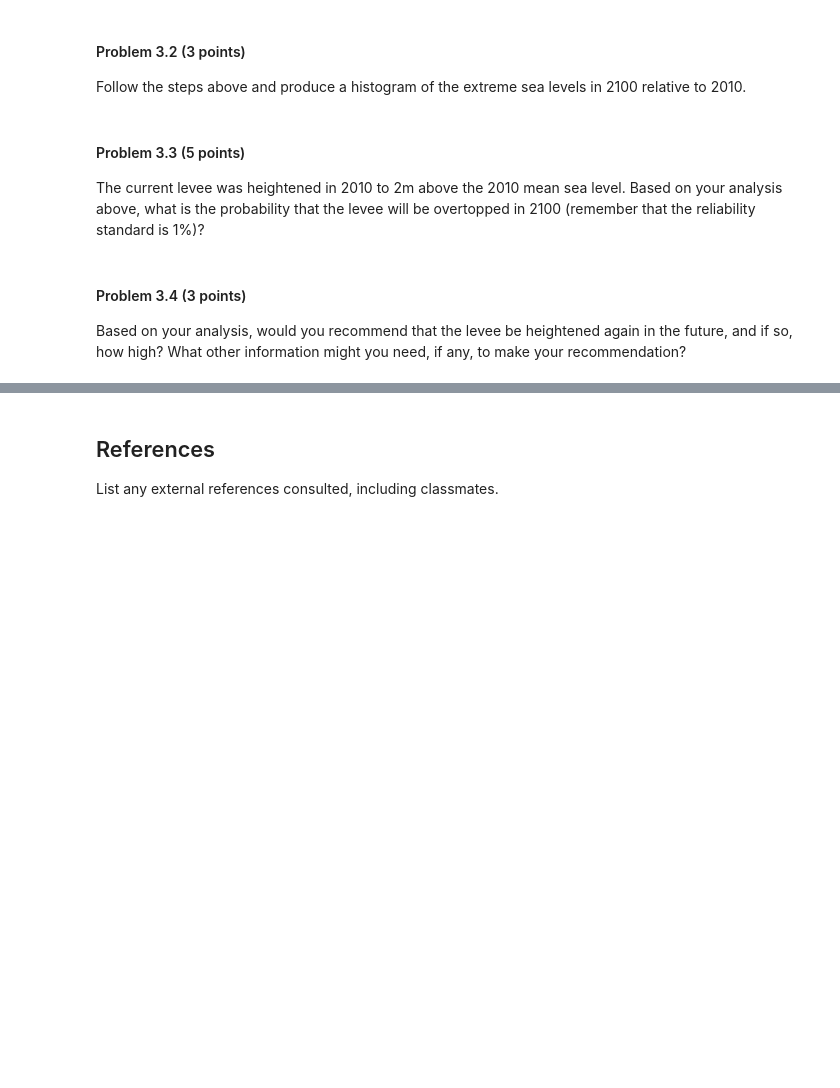
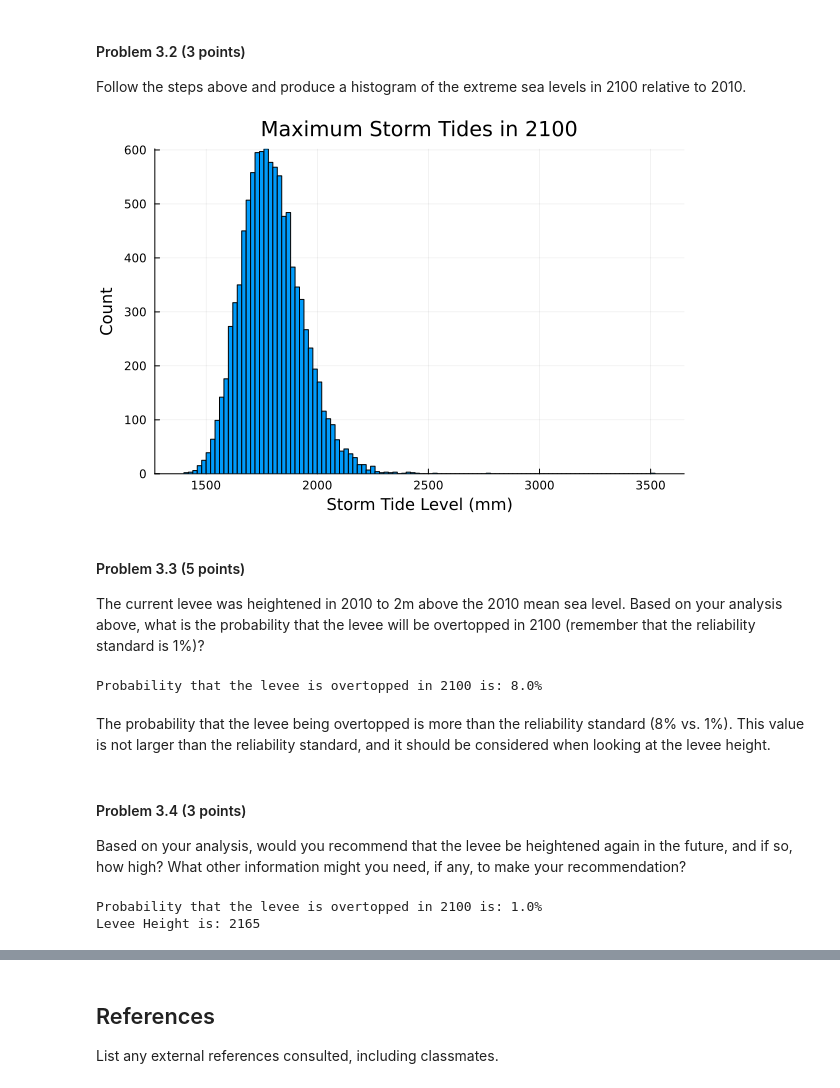
Before and after one commit to BEE4750-FA23/hw3-Erc03, a Jupyter notebook: hw03.ipynb, the cells around one changed output, grey strips where cells are left out. Saved outputs shown, nothing was run; the diff lists cells and outputs as text; code cells hidden in the pictures; blank space fills up the shorter version.

```diff
--- a/hw03.ipynb
+++ b/hw03.ipynb
@@ -411,13 +424,74 @@ as needed.
 
 Follow the steps above and produce a histogram of the extreme sea levels
 in 2100 relative to 2010.
+# %%
+totalsub = (2100-2010+1)*1.2 #total subsidence
+
+tidemax = rand(tide_distribution,10000) #random vector of 10000 tide levels
+sealevelmax = H_sea[:,end].+tidemax.+totalsub #calling back to results from 2.2
+
+#plotting
+histogram(sealevelmax, legend=:false, bins=100)
+xlabel!("Storm Tide Level (mm)")
+ylabel!("Count")
+title!("Maximum Storm Tides in 2100")
+# %% [output]
+[figure, added]
 # %% [markdown]
 #### Problem 3.3 (5 points)
 
 The current levee was heightened in 2010 to 2m above the 2010 mean sea level. Based on your analysis above, what is the probability that the levee will be overtopped in 2100 (remember that the reliability standard is 1%)?
+# %%
+overtopped = 0
+
+#for loop to go throught all sealevelmax (10000 elements) and see how many times the max value is greater than 2000
+for i in 1:length(sealevelmax)
+    intsealevel = sealevelmax[i]
+    if intsealevel> 2000
+        global overtopped = overtopped + 1
+    end
+end
+
+#what percent is above 2000 mm sea Level
+probability=overtopped/length(sealevelmax)*100
+print("Probability that the levee is overtopped in 2100 is: ", round(probability), "%")
+# %% [output]
+Probability that the levee is overtopped in 2100 is: 8.0%
+# %% [markdown]
+The probability that the levee being overtopped is more than the reliability standard (8% vs. 1%). This value is not  larger than the reliability standard, and it should be considered when looking at the levee height.
 # %% [markdown]
 #### Problem 3.4 (3 points)
 
 Based on your analysis, would you recommend that the levee be heightened
 again in the future, and if so, how high? What other information might
 you need, if any, to make your recommendation?
+# %%
+leveeheight = 2000
+for i in 1:100000 #arbitrary amt to go through all levee heights until prob < 1 %
+    topped = 0
+    #for loop to go throught all sealevelmax (10000 elements) and see how many times the topped at max levee height
+    for i in 1:length(sealevelmax)
+        intsealevel = sealevelmax[i]
+        if intsealevel > leveeheight
+            topped = topped + 1
+        end
+    end
+
+    #what percent is above 2000 mm sea Level
+    prob=topped/length(sealevelmax)*100
+
+    #if loop to see is probability is less than or equal to 1
+    if prob <= 1
+        break
+    else
+        #if prob > 1 increase levee hieght
+        leveeheight = leveeheight + 1
+    end
+end
+
+#print statements
+print("Probability that the levee is overtopped in 2100 is: ", round(prob), "%")
+print("\nLevee Height is: ", leveeheight, "mm")
+# %% [output]
+Probability that the levee is overtopped in 2100 is: 1.0%
+Levee Height is: 2165
```
Also changed, not shown: parts of 10 cells of this notebook, 1 other file.
